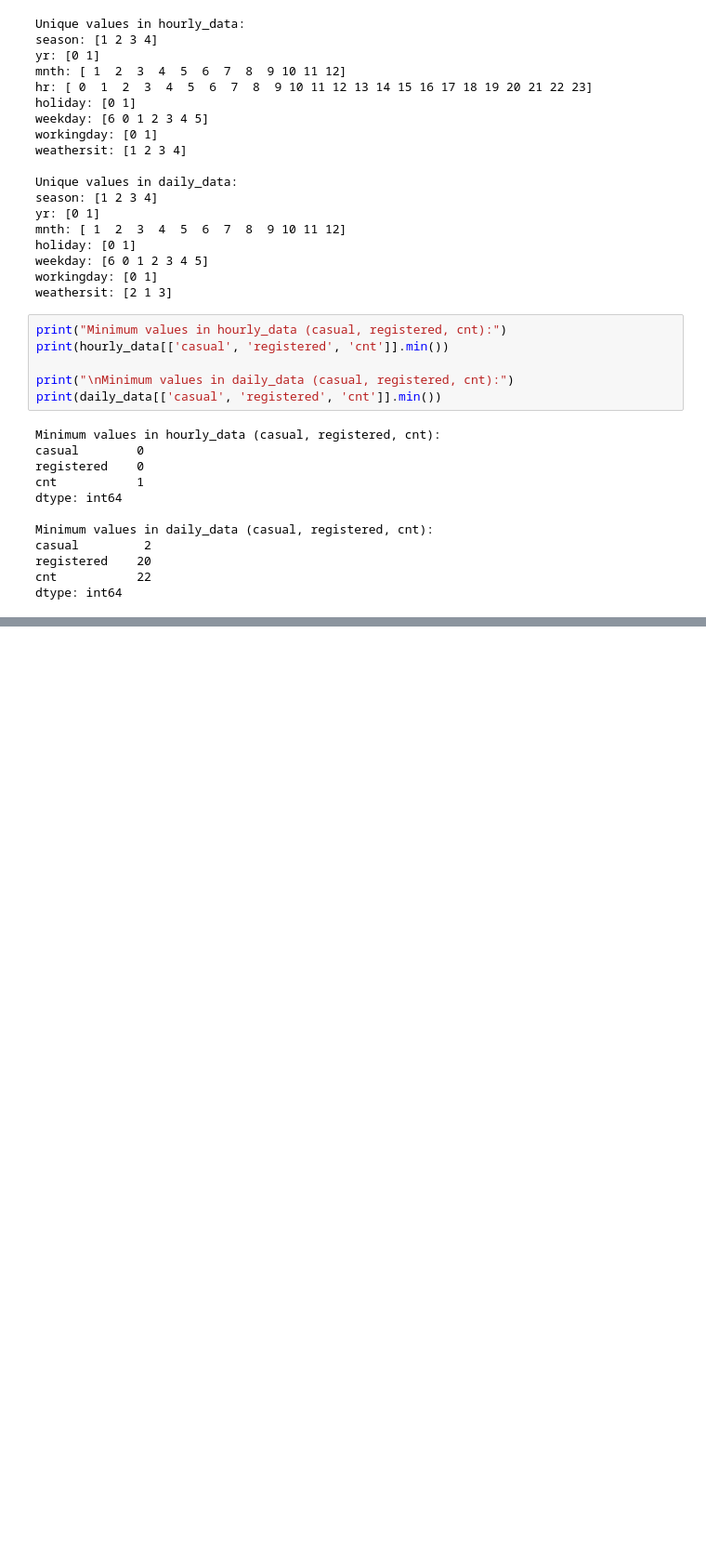
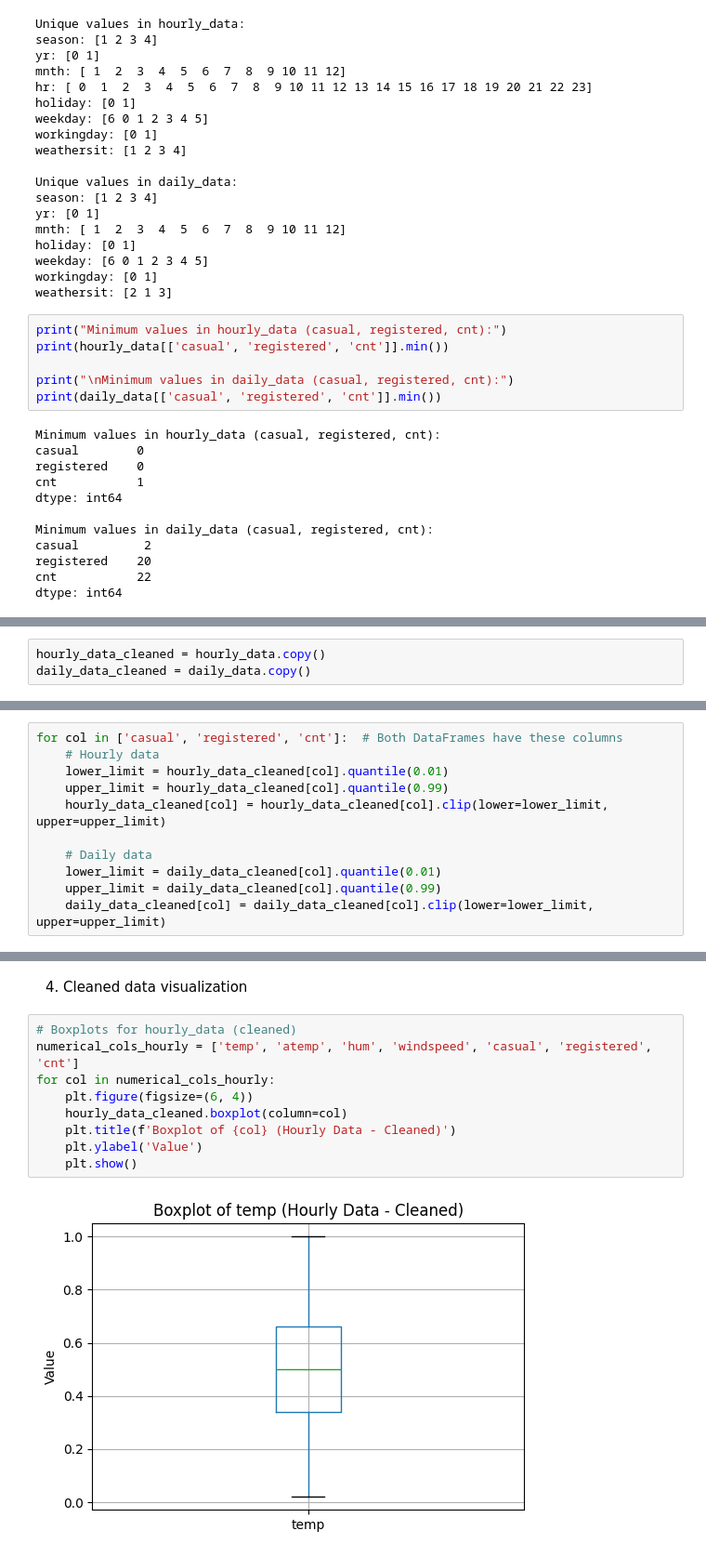
Before and after one commit to farismnrr/data_analyst_bike_sharing, a Jupyter notebook: bike_sharing.ipynb, the cells around one changed output, grey strips where cells are left out. Shown at 93% size. Drawn from its saved outputs; the diff is of its cells as text; blank space fills up the shorter version.

```diff
--- a/bike_sharing.ipynb
+++ b/bike_sharing.ipynb
@@ -251,0 +267,3 @@ for col in numerical_cols_daily:
+# %%
+hourly_data_cleaned = hourly_data.copy()
+daily_data_cleaned = daily_data.copy()
@@ -251,0 +272,11 @@ for col in numerical_cols_daily:
+# %%
+for col in ['casual', 'registered', 'cnt']:  # Both DataFrames have these columns
+    # Hourly data
+    lower_limit = hourly_data_cleaned[col].quantile(0.01)
+    upper_limit = hourly_data_cleaned[col].quantile(0.99)
+    hourly_data_cleaned[col] = hourly_data_cleaned[col].clip(lower=lower_limit, upper=upper_limit)
+
+    # Daily data
+    lower_limit = daily_data_cleaned[col].quantile(0.01)
+    upper_limit = daily_data_cleaned[col].quantile(0.99)
+    daily_data_cleaned[col] = daily_data_cleaned[col].clip(lower=lower_limit, upper=upper_limit)
@@ -251,0 +353,13 @@ for col in numerical_cols_daily:
+# %% [markdown]
+4. Cleaned data visualization
+# %%
+# Boxplots for hourly_data (cleaned)
+numerical_cols_hourly = ['temp', 'atemp', 'hum', 'windspeed', 'casual', 'registered', 'cnt']
+for col in numerical_cols_hourly:
+    plt.figure(figsize=(6, 4))
+    hourly_data_cleaned.boxplot(column=col)
+    plt.title(f'Boxplot of {col} (Hourly Data - Cleaned)')
+    plt.ylabel('Value')
+    plt.show()
+# %% [output]
+[figure, added]
```
Also changed, not shown: parts of 24 cells of this notebook, 1 other file.
